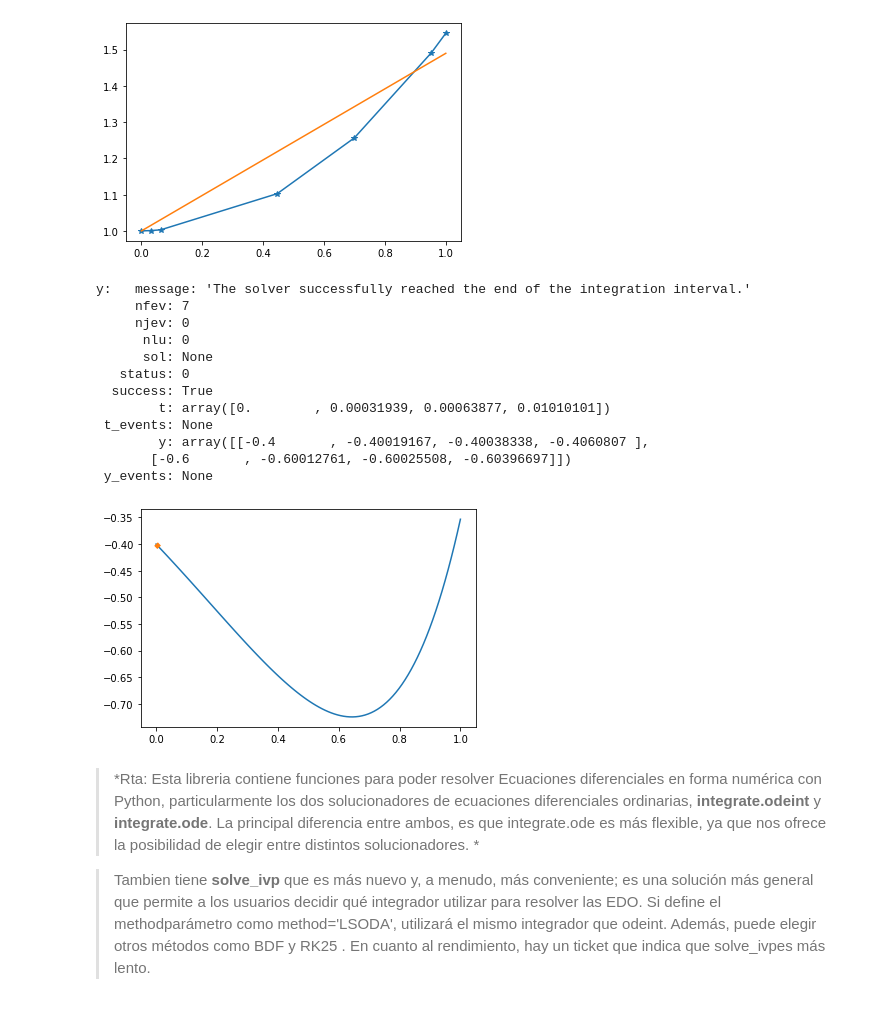
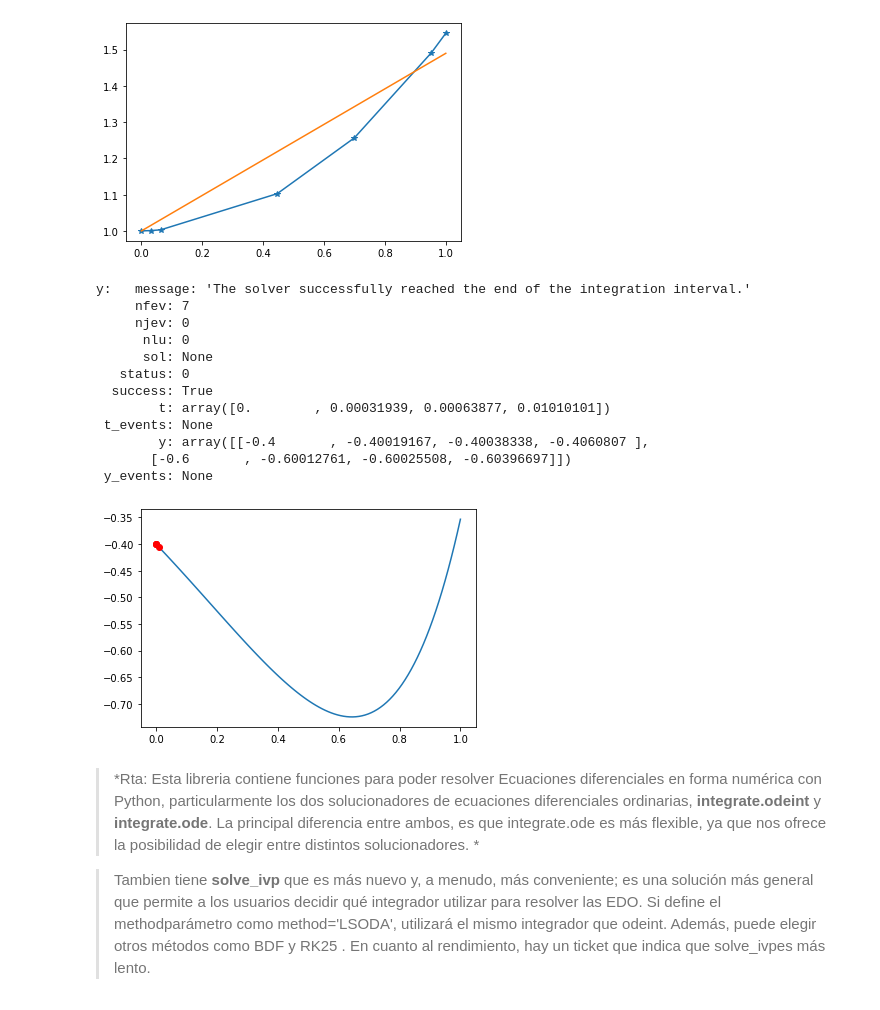
Before and after one commit to Leonel-H29/Facultad, a Jupyter notebook: TP1/TP1.ipynb, the cells around one changed output. Cells and saved outputs as stored; diff of their text form; code cells hidden in the pictures.

```diff
--- a/TP1/TP1.ipynb
+++ b/TP1/TP1.ipynb
@@ -1144,35 +1144,35 @@ y'(0)=-0.6 -> y2=y'(0)-> y2'=y3  y3=2y2-2y1+e^(2t)sent
 def y_prima2(x,y):
 	y1, y2 = y
 	return (y2, 2*y2-2*y1+np.exp(2*x)*np.sin(x))
 	#pass
 
 def y_solucion(x):
 	return (np.exp(2*x)*(np.sin(x)-2*np.cos(x)))*0.2
 
 a, b = 0, 1
 t0 = np.linspace(a,b,100)
 y0=[-0.4, -0.6]
 res = solve_ivp(y_prima2, t0, y0, method='LSODA')
 print(f"y: {res}")
 
 plt.plot(t0,y_solucion(t0), label='Exacta')
-plt.plot(res.t, res.y[0],  label='Aproximado', linestyle ='--', linewidth=5)
+plt.plot(res.t, res.y[0],  label='Aproximado',marker="o", color="red")
 
 plt.show()
 # %% [output]
 y:   message: 'The solver successfully reached the end of the integration interval.'
      nfev: 7
      njev: 0
       nlu: 0
       sol: None
    status: 0
   success: True
         t: array([0.        , 0.00031939, 0.00063877, 0.01010101])
  t_events: None
         y: array([[-0.4       , -0.40019167, -0.40038338, -0.4060807 ],
        [-0.6       , -0.60012761, -0.60025508, -0.60396697]])
  y_events: None
-[figure, old version]
+[figure, new version]
 # %% [markdown]
 
 
```
